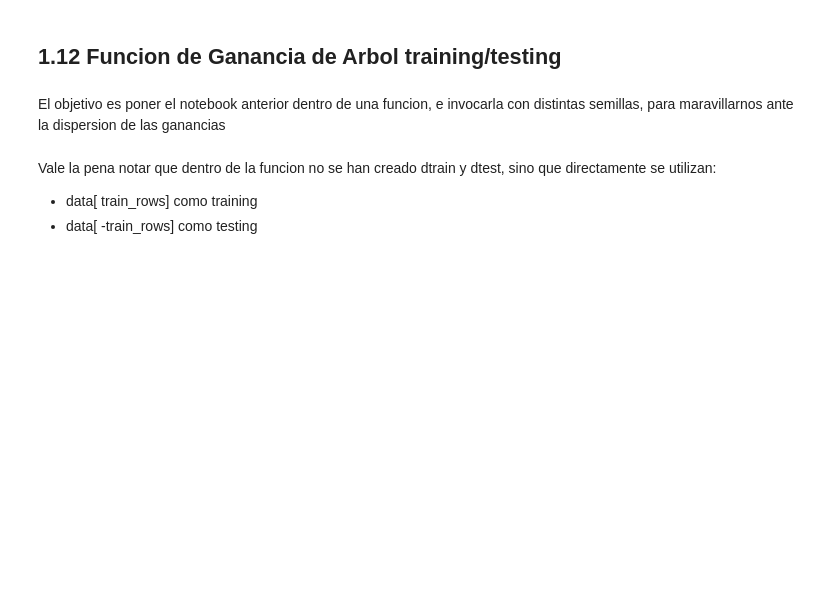
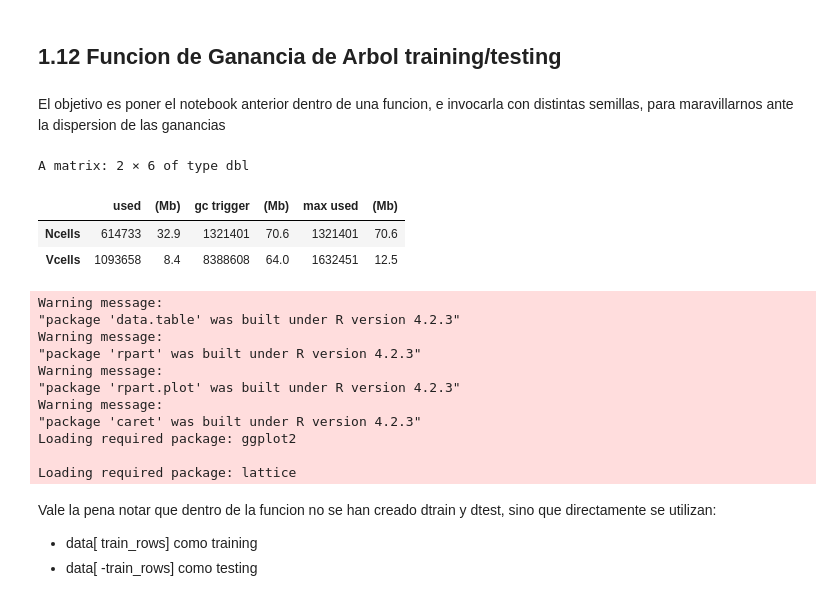
Before and after one commit to waldof86/labo, a Jupyter notebook: src/zero2hero/zero2hero_0112.ipynb, the cells around one changed output. Saved outputs shown, nothing was run; the diff lists cells and outputs as text; code cells hidden in the pictures; blank space fills up the shorter version.

```diff
--- a/src/zero2hero/zero2hero_0112.ipynb
+++ b/src/zero2hero/zero2hero_0112.ipynb
@@ -7,14 +7,30 @@ El objetivo es poner el notebook anterior dentro de una funcion, e invocarla con
 # %%
 rm( list=ls())
 gc()
 
 library( "data.table")   #cargo la libreria  data.table
 library( "rpart")  #cargo la libreria  rpart
 library( "rpart.plot")
-library("caret")
+library ("caret")
 
 options(repr.plot.width=20, repr.plot.height=10)
-setwd("X:\\gdrive\\austral2023v\\") #Aqui se debe poner la ruta de la PC local
+setwd(".\\") #Aqui se debe poner la ruta de la PC local
+# %% [output]
+A matrix: 2 × 6 of type dbl
+|  | used | (Mb) | gc trigger | (Mb) | max used | (Mb) |
+| Ncells | 614733 | 32.9 | 1321401 | 70.6 | 1321401 | 70.6 |
+| Vcells | 1093658 | 8.4 | 8388608 | 64.0 | 1632451 | 12.5 |
+Warning message:
+"package 'data.table' was built under R version 4.2.3"
+Warning message:
+"package 'rpart' was built under R version 4.2.3"
+Warning message:
+"package 'rpart.plot' was built under R version 4.2.3"
+Warning message:
+"package 'caret' was built under R version 4.2.3"
+Loading required package: ggplot2
+
+Loading required package: lattice
 # %%
 GananciaArbol  <-  function( semilla, data, x, train=0.70) {
   #establezco la semilla
```
Also changed, not shown: parts of 5 cells of this notebook, 14 other files.
